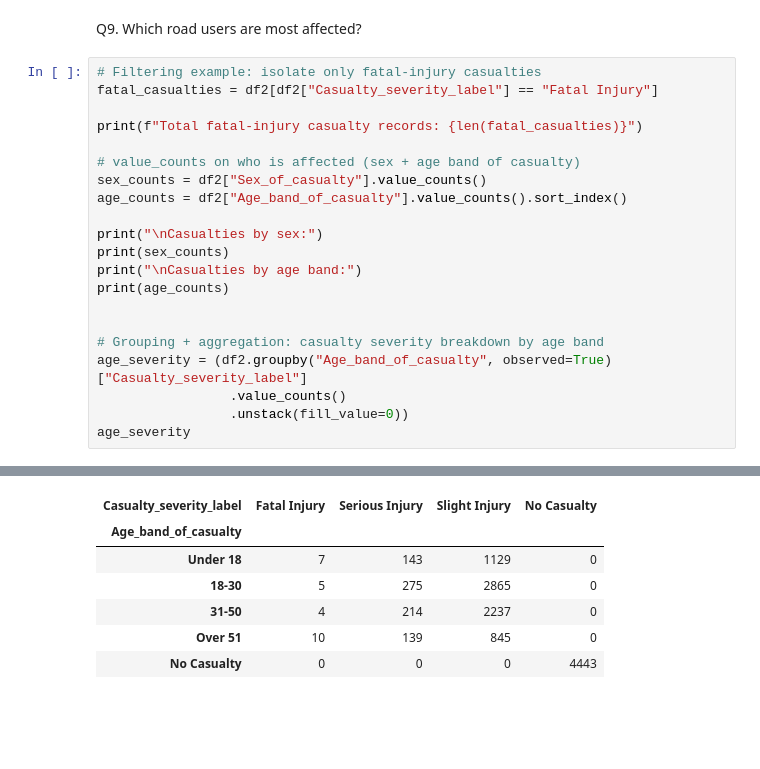
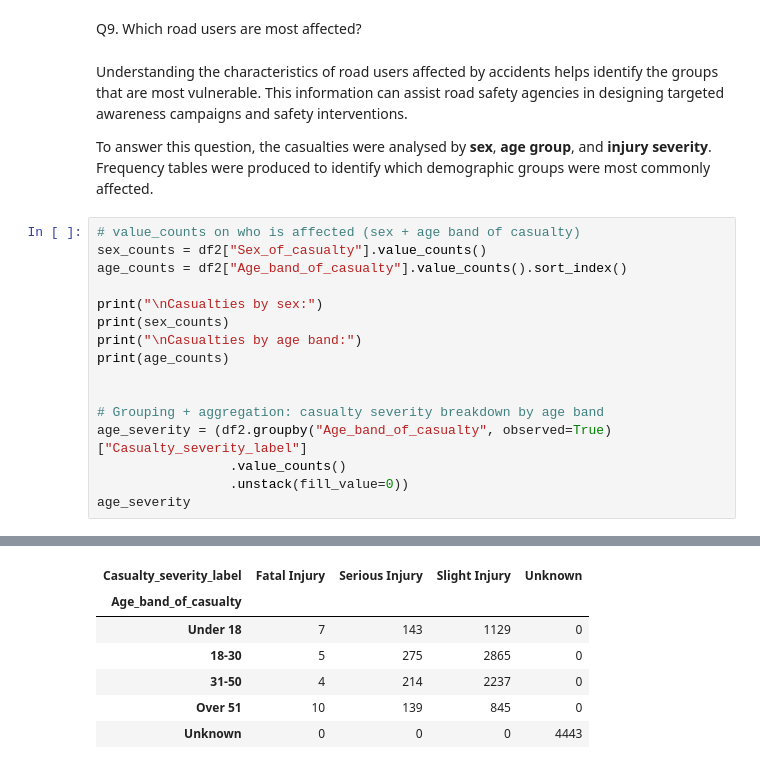
Before and after one commit to Sharon-Mukami/Traffic_Accident_Analysis, a Jupyter notebook: notebooks/analysis.ipynb, the cells around one changed output, grey strips where cells are left out. Drawn from its saved outputs; the diff is of its cells as text; blank space fills up the shorter version.

```diff
--- a/notebooks/analysis.ipynb
+++ b/notebooks/analysis.ipynb
@@ -1010,11 +1147,10 @@ Passing `palette` without assigning `hue` is deprecated and will be removed in v
 # %% [markdown]
 Q9. Which road users are most affected?
+# %% [markdown]
+Understanding the characteristics of road users affected by accidents helps identify the groups that are most vulnerable. This information can assist road safety agencies in designing targeted awareness campaigns and safety interventions.
+
+To answer this question, the casualties were analysed by **sex**, **age group**, and **injury severity**. Frequency tables were produced to identify which demographic groups were most commonly affected.
 # %%
-# Filtering example: isolate only fatal-injury casualties
-fatal_casualties = df2[df2["Casualty_severity_label"] == "Fatal Injury"]
-
-print(f"Total fatal-injury casualty records: {len(fatal_casualties)}")
-
 # value_counts on who is affected (sex + age band of casualty)
 sex_counts = df2["Sex_of_casualty"].value_counts()
 age_counts = df2["Age_band_of_casualty"].value_counts().sort_index()
@@ -1051,8 +1184,8 @@ No Casualty    4443
 Name: count, dtype: int64
-| Casualty_severity_label | Fatal Injury | Serious Injury | Slight Injury | No Casualty |
+| Casualty_severity_label | Fatal Injury | Serious Injury | Slight Injury | Unknown |
 | Age_band_of_casualty |  |  |  |  |
 | Under 18 | 7 | 143 | 1129 | 0 |
 | 18-30 | 5 | 275 | 2865 | 0 |
 | 31-50 | 4 | 214 | 2237 | 0 |
 | Over 51 | 10 | 139 | 845 | 0 |
-| No Casualty | 0 | 0 | 0 | 4443 |
+| Unknown | 0 | 0 | 0 | 4443 |
```
Also changed, not shown: parts of 37 cells of this notebook, 1 other file.
